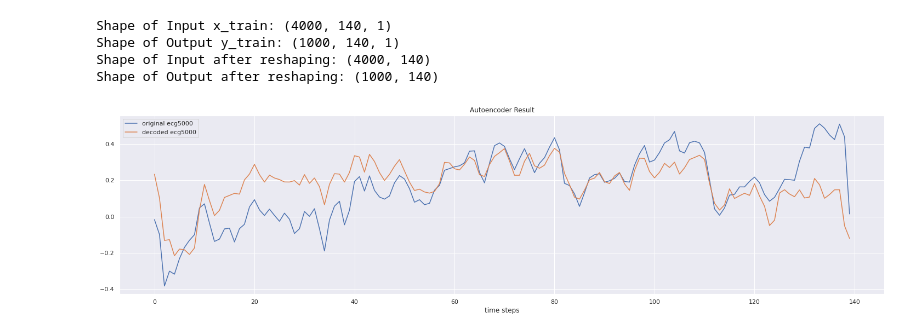
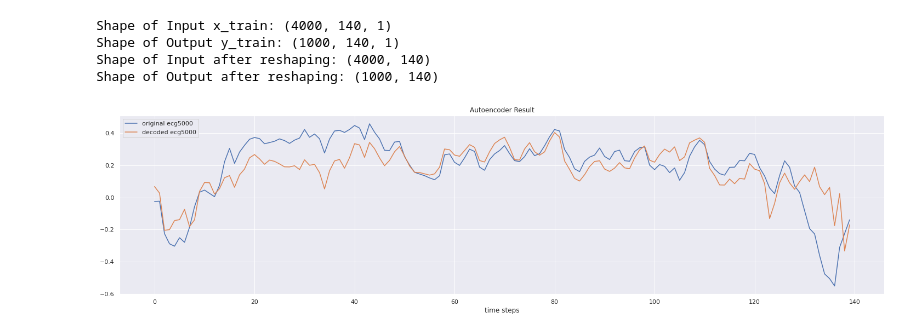
Before and after one commit to nina-prog/sem-data-analysis-VAE, a Jupyter notebook: VAE_v2.0.ipynb, the cells around one changed output. Saved outputs shown, nothing was run; the diff lists cells and outputs as text; code cells hidden in the pictures.

```diff
--- a/VAE_v2.0.ipynb
+++ b/VAE_v2.0.ipynb
@@ -405,16 +395,16 @@ Shape of Input after reshaping: (4000, 140)
 Shape of Output after reshaping: (1000, 140)
 # %%
 ### Plot only one sample
-i = 34 # indize/sample which is going to be plotted
+i = 934 # indize/sample which is going to be plotted
 plt.figure(linewidth = 1, figsize=(25,6))
 plt.title('Autoencoder Result')
 plt.xlabel('time steps')
 plt.plot(new_x_train[i], label='original ecg5000')
 plt.plot(new_decoded_ecg5000[i], label='decoded ecg5000')
 plt.legend(loc="upper left")
 plt.show()
 # %% [output]
-[figure, old version]
+[figure, new version]
 # %%
 ### Plot Multiple Samples
 n_rows = 2
```
Also changed, not shown: parts of 7 cells of this notebook.
